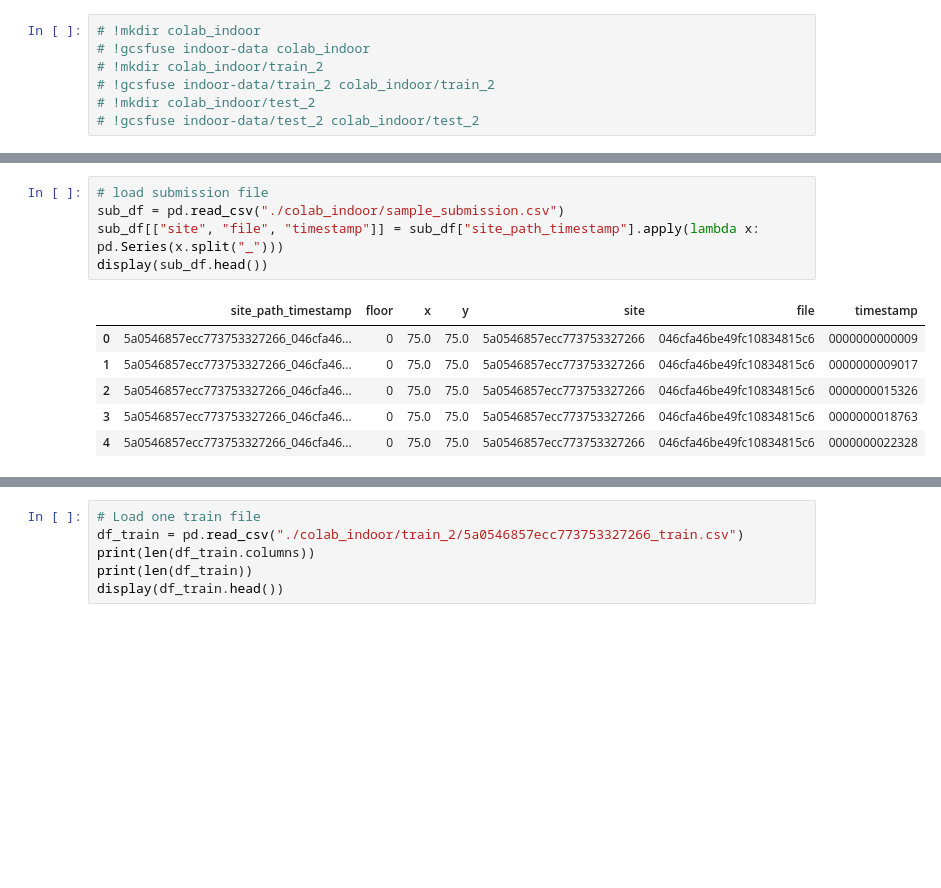
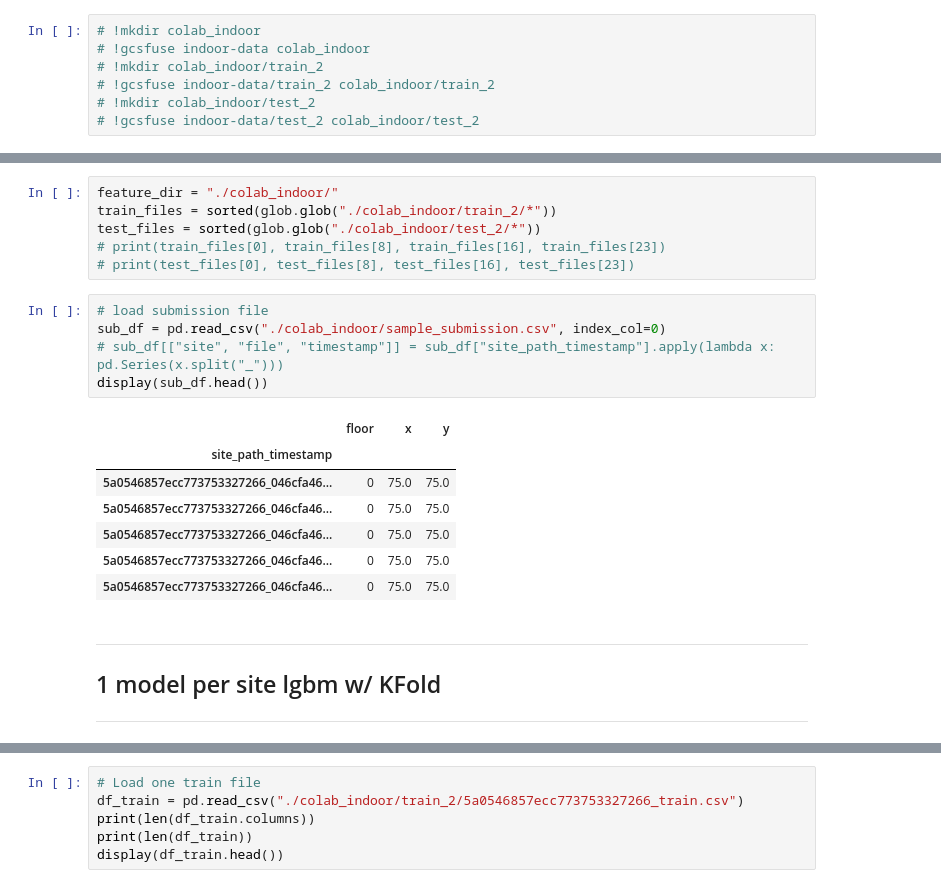
Before and after one commit to robot269006/indoor, a Jupyter notebook: indoor_model_lgbm_kfold_colab.ipynb, the cells around one changed output, grey strips where cells are left out. Drawn from its saved outputs; the diff is of its cells as text; blank space fills up the shorter version.

Commit message:
LGBM KFold colab codes

```diff
--- a/indoor_model_lgbm_kfold_colab.ipynb
+++ b/indoor_model_lgbm_kfold_colab.ipynb
@@ -85,12 +100,23 @@ def comp_metric(xhat, yhat, fhat, x, y, f):
+# %%
+feature_dir = "./colab_indoor/"
+train_files = sorted(glob.glob("./colab_indoor/train_2/*"))
+test_files = sorted(glob.glob("./colab_indoor/test_2/*"))
+# print(train_files[0], train_files[8], train_files[16], train_files[23])
+# print(test_files[0], test_files[8], test_files[16], test_files[23])
 # %%
 # load submission file
-sub_df = pd.read_csv("./colab_indoor/sample_submission.csv")
-sub_df[["site", "file", "timestamp"]] = sub_df["site_path_timestamp"].apply(lambda x: pd.Series(x.split("_")))
+sub_df = pd.read_csv("./colab_indoor/sample_submission.csv", index_col=0)
+# sub_df[["site", "file", "timestamp"]] = sub_df["site_path_timestamp"].apply(lambda x: pd.Series(x.split("_")))
 display(sub_df.head())
 # %% [output]
-|  | site_path_timestamp | floor | x | y | site | file | timestamp |
-| 0 | 5a0546857ecc773753327266_046cfa46... | 0 | 75.0 | 75.0 | 5a0546857ecc773753327266 | 046cfa46be49fc10834815c6 | 0000000000009 |
-| 1 | 5a0546857ecc773753327266_046cfa46... | 0 | 75.0 | 75.0 | 5a0546857ecc773753327266 | 046cfa46be49fc10834815c6 | 0000000009017 |
-| 2 | 5a0546857ecc773753327266_046cfa46... | 0 | 75.0 | 75.0 | 5a0546857ecc773753327266 | 046cfa46be49fc10834815c6 | 0000000015326 |
-| 3 | 5a0546857ecc773753327266_046cfa46... | 0 | 75.0 | 75.0 | 5a0546857ecc773753327266 | 046cfa46be49fc10834815c6 | 0000000018763 |
-| 4 | 5a0546857ecc773753327266_046cfa46... | 0 | 75.0 | 75.0 | 5a0546857ecc773753327266 | 046cfa46be49fc10834815c6 | 0000000022328 |
+|  | floor | x | y |
+| site_path_timestamp |  |  |  |
+| 5a0546857ecc773753327266_046cfa46... | 0 | 75.0 | 75.0 |
+| 5a0546857ecc773753327266_046cfa46... | 0 | 75.0 | 75.0 |
+| 5a0546857ecc773753327266_046cfa46... | 0 | 75.0 | 75.0 |
+| 5a0546857ecc773753327266_046cfa46... | 0 | 75.0 | 75.0 |
+| 5a0546857ecc773753327266_046cfa46... | 0 | 75.0 | 75.0 |
+# %% [markdown]
+---
+## 1 model per site lgbm w/ KFold
+---
```
Also changed, not shown: parts of 9 cells of this notebook.
